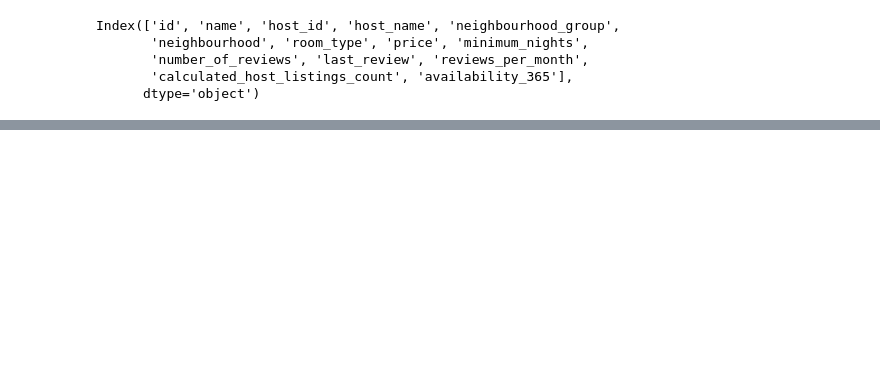
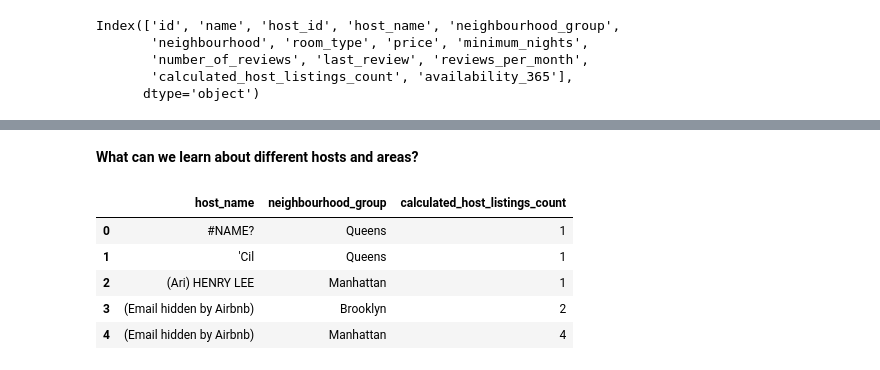
Before and after one commit to iamnaveenk/EDA_project_Airbnb, a Jupyter notebook: EDA_project_airbnb.ipynb, the cells around one changed output, grey strips where cells are left out. Saved outputs shown, nothing was run; the diff lists cells and outputs as text; code cells hidden in the pictures; blank space fills up the shorter version.

```diff
--- a/EDA_project_airbnb.ipynb
+++ b/EDA_project_airbnb.ipynb
@@ -206,0 +254,2 @@ data.shape
+# %% [markdown]
+**What can we learn about different hosts and areas?**
@@ -206,0 +258,9 @@ data.shape
+# %%
+host_areas.head(5)
+# %% [output]
+|  | host_name | neighbourhood_group | calculated_host_listings_count |
+| 0 | #NAME? | Queens | 1 |
+| 1 | 'Cil | Queens | 1 |
+| 2 | (Ari) HENRY LEE | Manhattan | 1 |
+| 3 | (Email hidden by Airbnb) | Brooklyn | 2 |
+| 4 | (Email hidden by Airbnb) | Manhattan | 4 |
```
Also changed, not shown: parts of 21 cells of this notebook.
